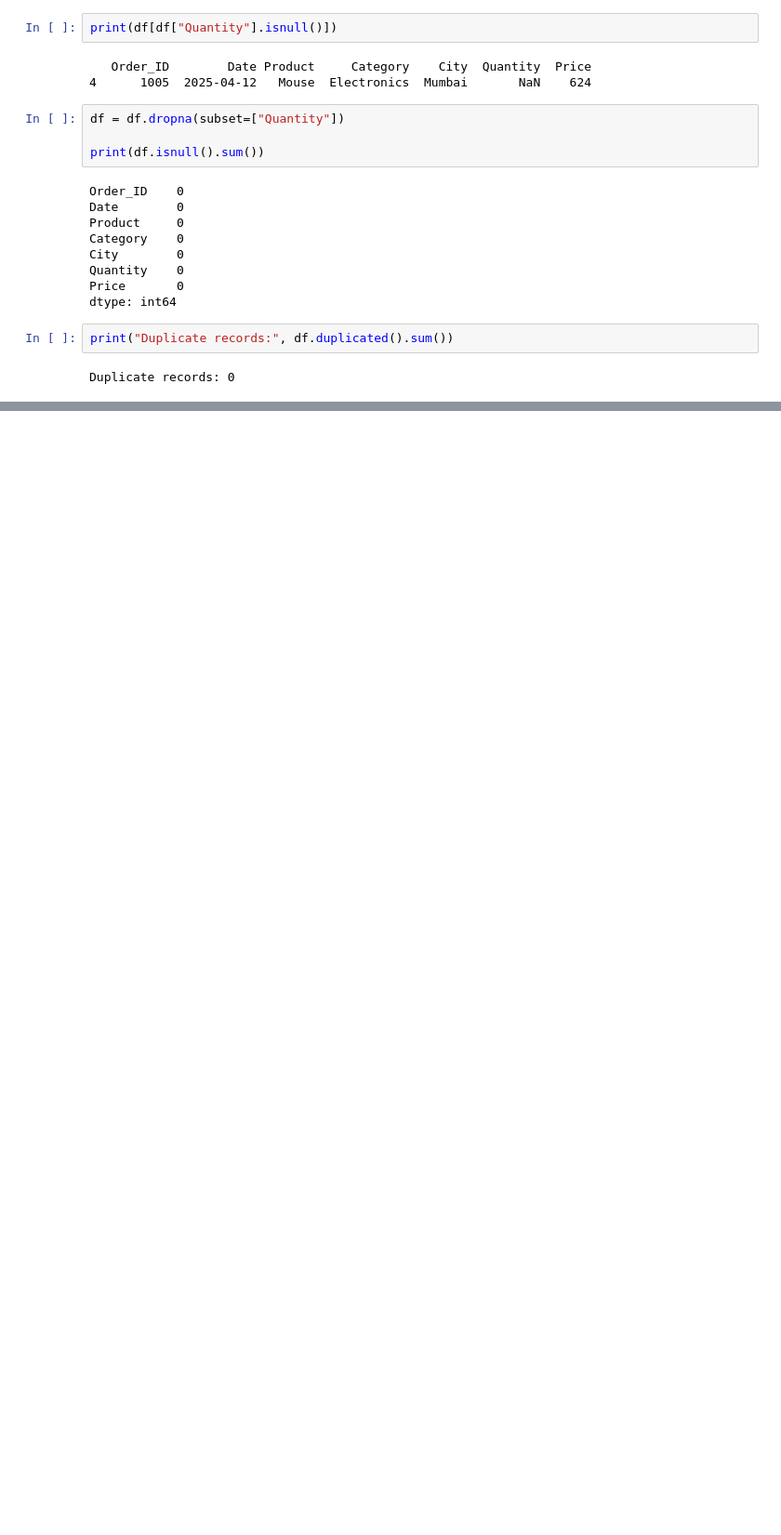
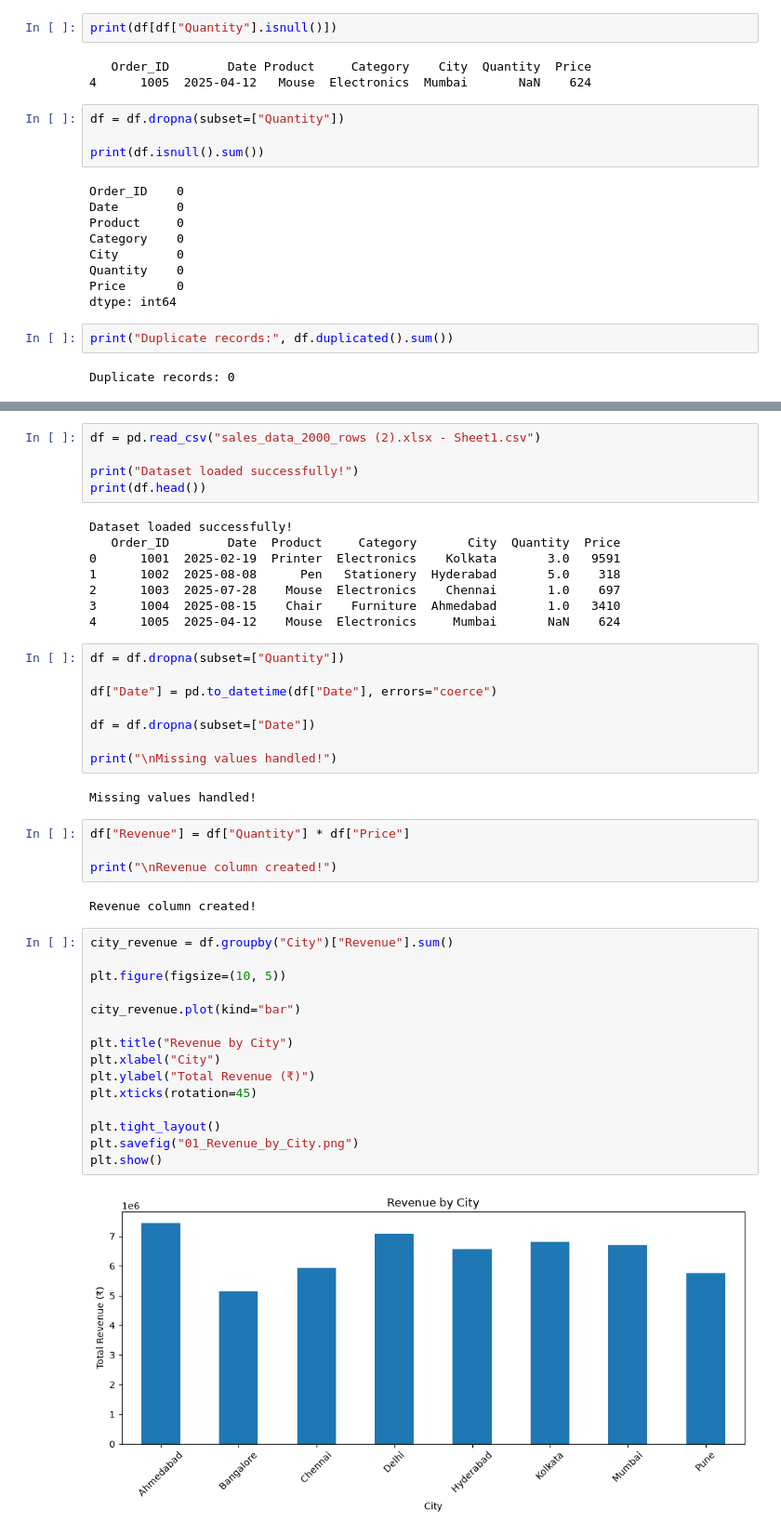
Before and after one commit to Gangz18/Online_store_sales.ipynb, a Jupyter notebook: online_store_sales.ipynb, the cells around one changed output, grey strips where cells are left out. Shown at 93% size. Saved outputs shown, nothing was run; the diff lists cells and outputs as text; blank space fills up the shorter version.

```diff
--- a/online_store_sales.ipynb
+++ b/online_store_sales.ipynb
@@ -132,0 +456,46 @@ Duplicate records: 0
+# %%
+df = pd.read_csv("sales_data_2000_rows (2).xlsx - Sheet1.csv")
+
+print("Dataset loaded successfully!")
+print(df.head())
+# %% [output]
+Dataset loaded successfully!
+   Order_ID        Date  Product     Category       City  Quantity  Price
+0      1001  2025-02-19  Printer  Electronics    Kolkata       3.0   9591
+1      1002  2025-08-08      Pen   Stationery  Hyderabad       5.0    318
+2      1003  2025-07-28    Mouse  Electronics    Chennai       1.0    697
+3      1004  2025-08-15    Chair    Furniture  Ahmedabad       1.0   3410
+4      1005  2025-04-12    Mouse  Electronics     Mumbai       NaN    624
+# %%
+df = df.dropna(subset=["Quantity"])
+
+df["Date"] = pd.to_datetime(df["Date"], errors="coerce")
+
+df = df.dropna(subset=["Date"])
+
+print("\nMissing values handled!")
+# %% [output]
+Missing values handled!
+# %%
+df["Revenue"] = df["Quantity"] * df["Price"]
+
+print("\nRevenue column created!")
+# %% [output]
+Revenue column created!
+# %%
+city_revenue = df.groupby("City")["Revenue"].sum()
+
+plt.figure(figsize=(10, 5))
+
+city_revenue.plot(kind="bar")
+
+plt.title("Revenue by City")
+plt.xlabel("City")
+plt.ylabel("Total Revenue (₹)")
+plt.xticks(rotation=45)
+
+plt.tight_layout()
+plt.savefig("01_Revenue_by_City.png")
+plt.show()
+# %% [output]
+[figure, added]
```
Also changed, not shown: parts of 26 cells of this notebook, 4 other files.
